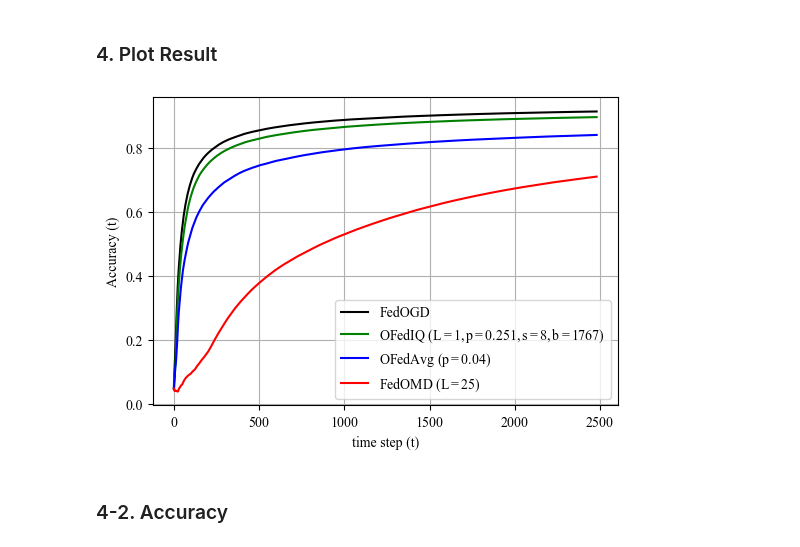
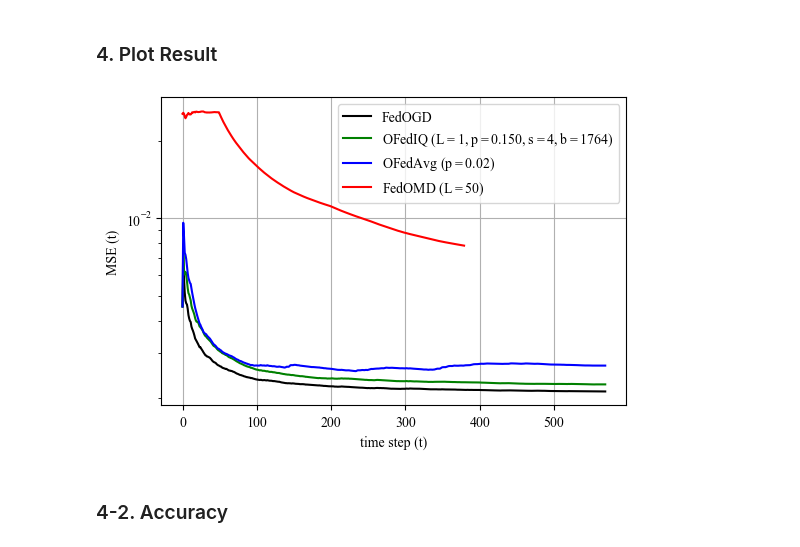
Before and after one commit to IISL-HYU/RegretAnalysis_OFL, a Jupyter notebook: Experiments.ipynb, the cells around one changed output. Drawn from its saved outputs; the diff is of its cells as text; code cells hidden in the pictures.

```diff
--- a/Experiments.ipynb
+++ b/Experiments.ipynb
@@ -96,49 +96,66 @@ for i, model in enumerate(Model_list):
 import pickle
 import matplotlib.pyplot  as plt
 
-task = 'clf'
+task = 'reg'
 
 code = input('Code:')
 
-with open(f"./result_L/{task}_FedOGD_{code}.pkl", "rb") as f:
+with open(f"./result_L/{task}_FedOGD_{code}_0.01.pkl", "rb") as f:
     r1 = pickle.load(f)
-with open(f"./result_L/{task}_OFedAvg_{code}.pkl", "rb") as f:
+with open(f"./result_L/{task}_OFedAvg_{code}_0.01.pkl", "rb") as f:
     r2 = pickle.load(f)
-with open(f"./result_L/{task}_FedOMD_{code}.pkl", "rb") as f:
+with open(f"./result_L/{task}_FedOMD_{code}_0.02.pkl", "rb") as f:
     r3 = pickle.load(f)
-with open(f"./result_L/{task}_OFedIQ_{code}.pkl", "rb") as f:
+with open(f"./result_L/{task}_OFedIQ_{code}_0.01.pkl", "rb") as f:
     r4 = pickle.load(f)
 
+# for i in range(12):
+#     tmp = r1[i]
+#     r1[i] = r4[i]
+#     r4[i] = r2[i]
+#     r2[i] = tmp
+# for i in range(12, 100):
+#     tmp = r1[i]
+#     r1[i] = r4[i]
+#     r4[i] = tmp
+
+# with open(f"./result_L/{task}_FedOGD_{code}.pkl", "wb") as f:
+#     pickle.dump(r1, f)
+# with open(f"./result_L/{task}_OFedAvg_{code}.pkl", "wb") as f:
+#     pickle.dump(r2, f)
+# with open(f"./result_L/{task}_FedOMD_{code}.pkl", "wb") as f:
+#     pickle.dump(r3, f)
+# with open(f"./result_L/{task}_OFedIQ_{code}.pkl", "wb") as f:
+#     pickle.dump(r4, f)
 
 l1 = list(range(len(r1)))
 l2 = list(range(len(r2)))
 l3 = list(range(len(r3)))
 l4 = list(range(len(r4)))
 
 plt.rcParams["font.family"] = "Times New Roman"
 plt.figure(figsize=(6, 4))
 
 # Normal
 plt.plot(l1, r1, 'black', label=r'FedOGD')
-plt.plot(l4, r4, 'green', label=r'OFedIQ ($\mathdefault{L=1,p=0.251,s=8,b=1767}$)')
-plt.plot(l2, r2, 'blue', label=r'OFedAvg ($\mathdefault{p=0.04}$)')
-plt.plot(l3, r3, 'red', label=r'FedOMD ($\mathdefault{L=25}$)')
+plt.plot(l4, r4, 'green', label=r'OFedIQ ($\mathdefault{L=1,p=0.150,s=4,b=1764}$)')
+plt.plot(l2, r2, 'blue', label=r'OFedAvg ($\mathdefault{p=0.02}$)')
+plt.plot(l3, r3, 'red', label=r'FedOMD ($\mathdefault{L=50}$)')
 
 plt.xlabel('time step (t)')
 if task == 'clf':
     plt.ylabel('Accuracy (t)')
 elif task == 'reg':
     plt.ylabel('MSE (t)')
     #plt.yscale("log")
 
-plt.ylim([-0.1, 0.6])
 plt.grid()
 plt.legend()
 
 plt.savefig(f'./Figures_L/{task}_{code}.png', dpi=200, facecolor="white")
 plt.show()
 # %% [output]
-[figure, old version]
+[figure, new version]
 # %% [markdown]
 ### 4-2. Accuracy
 # %%
```
Also changed, not shown: 13 other files.
